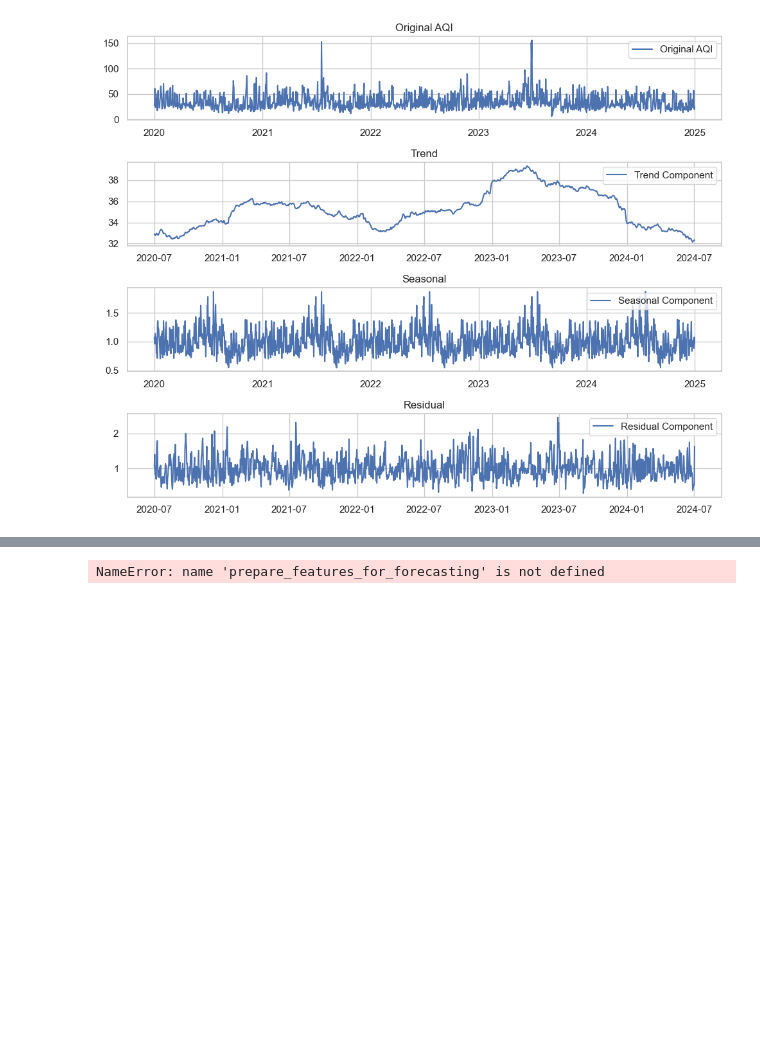
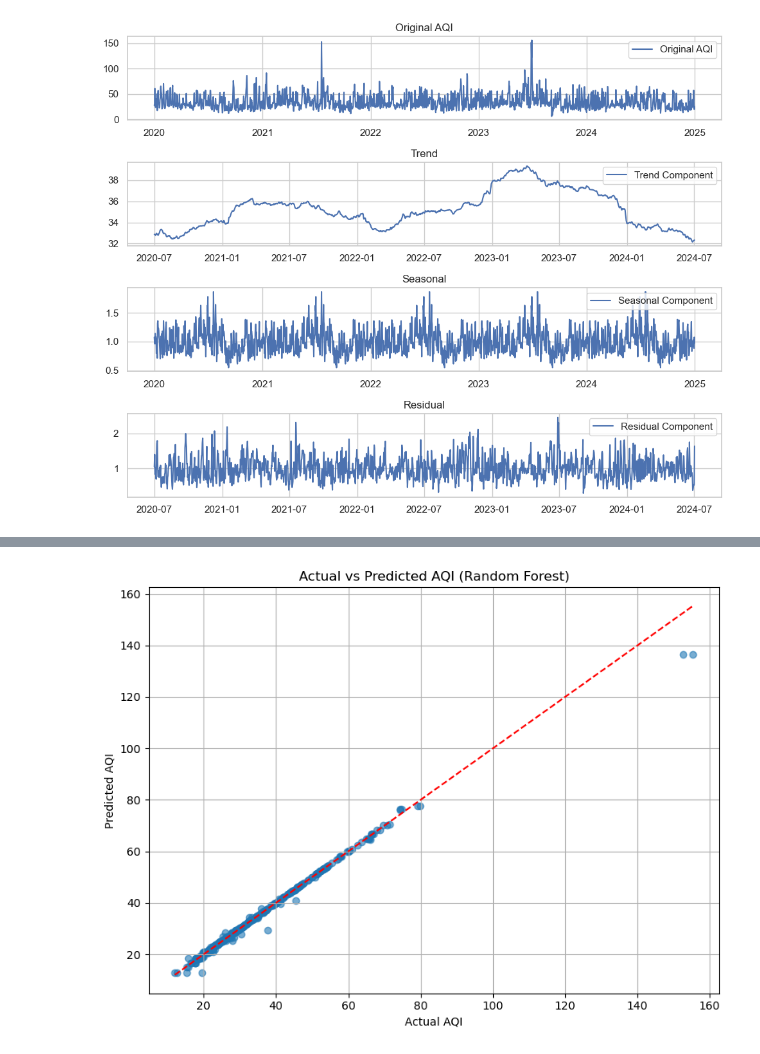
Before and after one commit to AhmedOT22/Air-Quality-Forecasting, a Jupyter notebook: AirQuality.ipynb, the cells around one changed output, grey strips where cells are left out. Saved outputs shown, nothing was run; the diff lists cells and outputs as text; code cells hidden in the pictures; blank space fills up the shorter version.

```diff
--- a/AirQuality.ipynb
+++ b/AirQuality.ipynb
@@ -979,11 +961,0 @@ The model relies heavily on PM2.5 as the most important feature, which makes sen
-# %%
-# Let's assume the target variable is in 'target_column' and features are other columns
-train_size = int(len(df) * 0.8)  # Use 80% of data for training, 20% for testing
-train_data = df[:train_size]
-test_data = df[train_size:]
-
-X_train = train_data.drop(columns=['AQI'])  # Drop the target column
-y_train = train_data['AQI']
-
-X_test = test_data.drop(columns=['AQI'])
-y_test = test_data['AQI']
@@ -1006,12 +961,0 @@ RandomForestRegressor(bootstrap=False, max_depth=20)
-# %%
-# Make predictions
-y_pred = rf_model.predict(X_test)
-
-# Evaluate the model's performance
-from sklearn.metrics import mean_squared_error, r2_score
-
-mse = mean_squared_error(y_test, y_pred)
-r2 = r2_score(y_test, y_pred)
-
-print(f"Test MSE: {mse}")
-print(f"Test R²: {r2}")
@@ -1103,6 +961,0 @@ future_dates = pd.date_range(start='2025-01-01', end='2025-12-31', freq='D')  #
-# %%
-# Prepare the features for 2025
-future_features = prepare_features_for_forecasting(future_dates)  # Function to generate future features
-future_predictions = model.predict(future_features)
-# %% [output]
-NameError: name 'prepare_features_for_forecasting' is not defined
@@ -1173,0 +962,13 @@ future_features = future_features[expected_features]
+# %%
+# Scatter plot: Actual vs Predicted
+plt.figure(figsize=(8, 6))
+plt.scatter(y_test, y_pred, alpha=0.6)
+plt.plot([y_test.min(), y_test.max()], [y_test.min(), y_test.max()], 'r--')  # reference line
+plt.xlabel('Actual AQI')
+plt.ylabel('Predicted AQI')
+plt.title('Actual vs Predicted AQI (Random Forest)')
+plt.grid(True)
+plt.tight_layout()
+plt.show()
+# %% [output]
+[figure, added]
```
Also changed, not shown: parts of 107 cells of this notebook.
